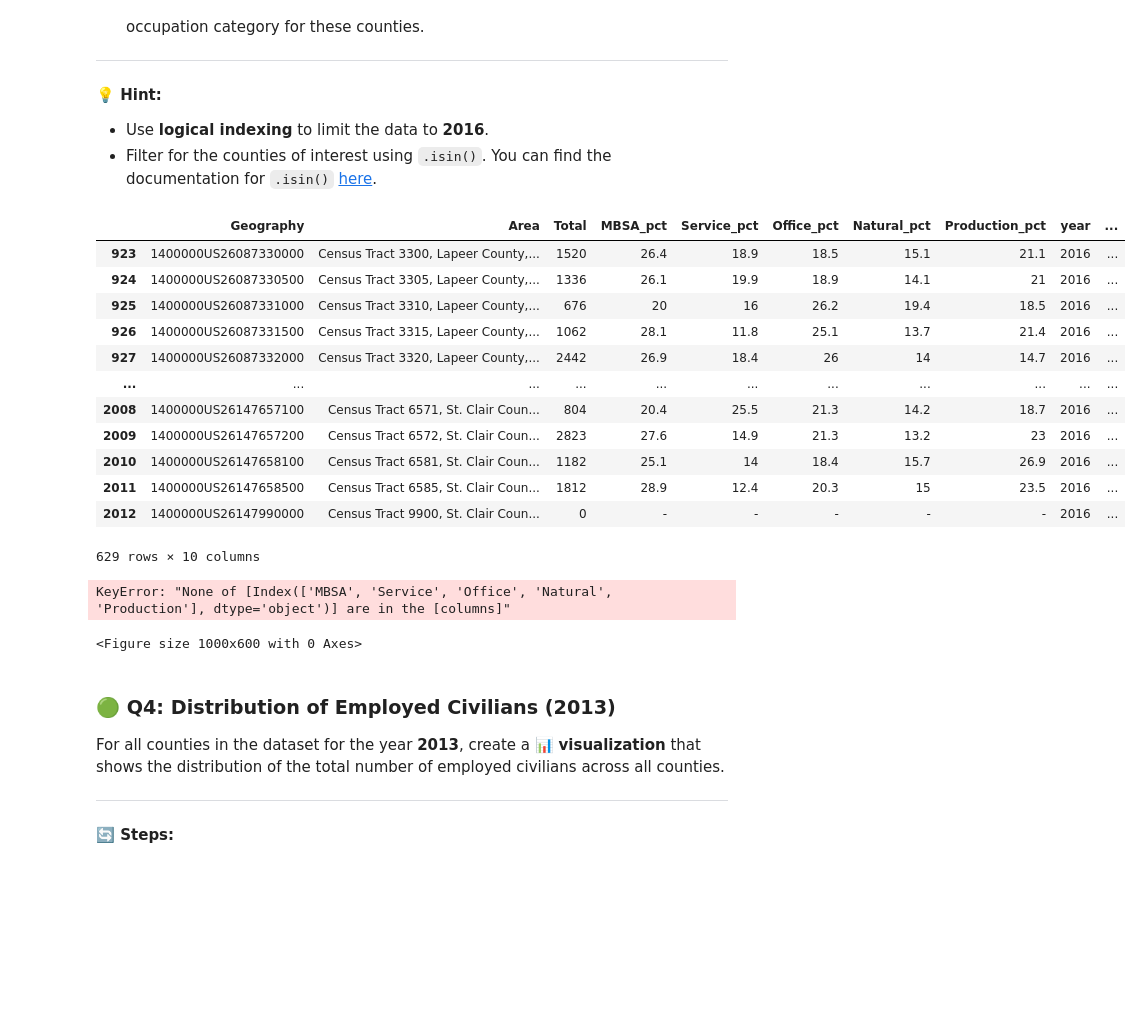
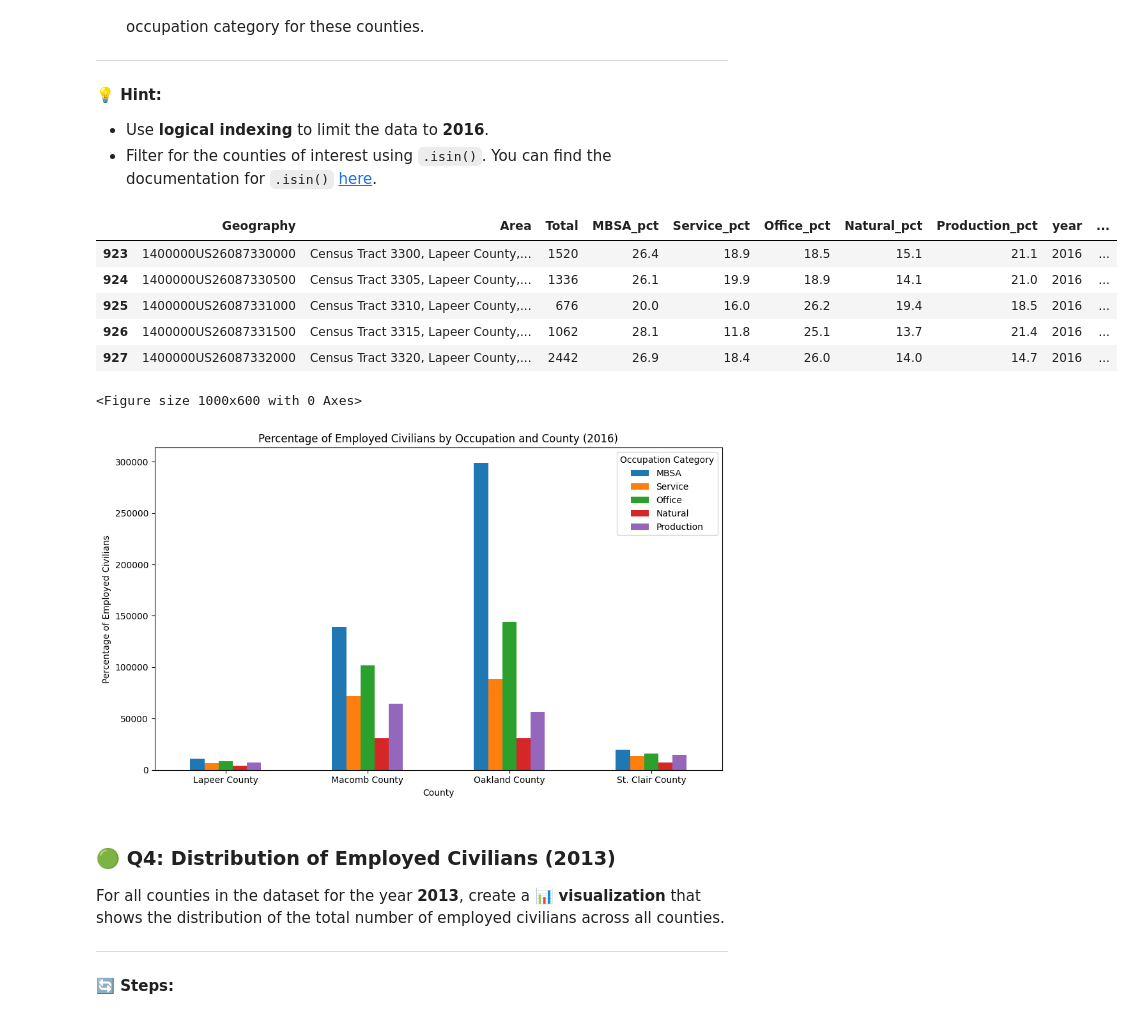
Before and after one commit to NakaFrozn/SI618, a Jupyter notebook: Assignments/SI_618_Homework_03.ipynb, the cells around one changed output. Saved outputs shown, nothing was run; the diff lists cells and outputs as text; code cells hidden in the pictures; blank space fills up the shorter version.

```diff
--- a/Assignments/SI_618_Homework_03.ipynb
+++ b/Assignments/SI_618_Homework_03.ipynb
@@ -243,5 +244,8 @@ combined_df = pd.concat(dataframes)
 # %%
 # Calculate the employment numbers in each
 occupation_list = ['MBSA', 'Service', 'Office', 'Natural', 'Production']
+combined_df['Total'] = combined_df['Total'].astype(int) # Convert the total to integer and the occupation percentage to float
 for occupation in occupation_list:
-    combined_df[occupation] = combined_df['Total'] * combined_df[occupation +'_pct']
+    combined_df[occupation + '_pct'] = combined_df[occupation + '_pct'].str.replace('-', '0') # replace the missing data with 0
+    combined_df[occupation + '_pct'] = combined_df[occupation + '_pct'].astype(float)
+    combined_df[occupation] = combined_df['Total'] * combined_df[occupation +'_pct'] /100
@@ -343,43 +357,37 @@ selected_q3_df = combined_df[combined_df['County'].isin(counties_q3)]
 # Limit the data to the year 2016 with logical indexing
 selected_q3_df_2016 = selected_q3_df[selected_q3_df['year'] == 2016]
 # %%
-selected_q3_df_2016
+selected_q3_df_2016.head(5)
 # %% [output]
 |  | Geography | Area | Total | MBSA_pct | Service_pct | Office_pct | Natural_pct | Production_pct | year | ... |
 | 923 | 1400000US26087330000 | Census Tract 3300, Lapeer County,... | 1520 | 26.4 | 18.9 | 18.5 | 15.1 | 21.1 | 2016 | ... |
-| 924 | 1400000US26087330500 | Census Tract 3305, Lapeer County,... | 1336 | 26.1 | 19.9 | 18.9 | 14.1 | 21 | 2016 | ... |
-| 925 | 1400000US26087331000 | Census Tract 3310, Lapeer County,... | 676 | 20 | 16 | 26.2 | 19.4 | 18.5 | 2016 | ... |
+| 924 | 1400000US26087330500 | Census Tract 3305, Lapeer County,... | 1336 | 26.1 | 19.9 | 18.9 | 14.1 | 21.0 | 2016 | ... |
+| 925 | 1400000US26087331000 | Census Tract 3310, Lapeer County,... | 676 | 20.0 | 16.0 | 26.2 | 19.4 | 18.5 | 2016 | ... |
 | 926 | 1400000US26087331500 | Census Tract 3315, Lapeer County,... | 1062 | 28.1 | 11.8 | 25.1 | 13.7 | 21.4 | 2016 | ... |
-| 927 | 1400000US26087332000 | Census Tract 3320, Lapeer County,... | 2442 | 26.9 | 18.4 | 26 | 14 | 14.7 | 2016 | ... |
-| ... | ... | ... | ... | ... | ... | ... | ... | ... | ... | ... |
-| 2008 | 1400000US26147657100 | Census Tract 6571, St. Clair Coun... | 804 | 20.4 | 25.5 | 21.3 | 14.2 | 18.7 | 2016 | ... |
-| 2009 | 1400000US26147657200 | Census Tract 6572, St. Clair Coun... | 2823 | 27.6 | 14.9 | 21.3 | 13.2 | 23 | 2016 | ... |
-| 2010 | 1400000US26147658100 | Census Tract 6581, St. Clair Coun... | 1182 | 25.1 | 14 | 18.4 | 15.7 | 26.9 | 2016 | ... |
-| 2011 | 1400000US26147658500 | Census Tract 6585, St. Clair Coun... | 1812 | 28.9 | 12.4 | 20.3 | 15 | 23.5 | 2016 | ... |
-| 2012 | 1400000US26147990000 | Census Tract 9900, St. Clair Coun... | 0 | - | - | - | - | - | 2016 | ... |
+| 927 | 1400000US26087332000 | Census Tract 3320, Lapeer County,... | 2442 | 26.9 | 18.4 | 26.0 | 14.0 | 14.7 | 2016 | ... |
-629 rows × 10 columns
 # %%
-# Create a bar chart that shows the number of employed civilians in each employment category for the selected counties in 2016.
+# Create a bar chart that shows the number of employed civilians
+# in each employment category for the selected counties in 2016.
 # x axis as the employment category, y axis as the number
 plt.figure(figsize=(10, 6))
 
 # Create a grouped bar chart
 occupation_columns = ['MBSA', 'Service', 'Office', 'Natural', 'Production']
-selected_q3_df_2016[occupation_columns].plot(kind='bar', figsize=(10, 6))
+
+# Group the data by county and sum the employment numbers
+selected_q3_df_2016.groupby('County')[occupation_columns].sum().plot(kind='bar', figsize=(10, 6))
 
 # Adding titles and labels
 plt.title('Percentage of Employed Civilians by Occupation and County (2016)')
 plt.xlabel('County')
 plt.ylabel('Percentage of Employed Civilians')
-plt.xticks(rotation=45)
+plt.xticks(rotation=0)
 plt.legend(title='Occupation Category')
 plt.tight_layout()
-
-# Display the plot
 plt.show()
 # %% [output]
-KeyError: "None of [Index(['MBSA', 'Service', 'Office', 'Natural', 'Production'], dtype='object')] are in the [columns]"
+<Figure size 1000x600 with 0 Axes>
-<Figure size 1000x600 with 0 Axes>
+[figure, added]
 # %% [markdown]
 ### 🟢 **Q4: Distribution of Employed Civilians (2013)**
 
```
Also changed, not shown: parts of 26 cells of this notebook.
